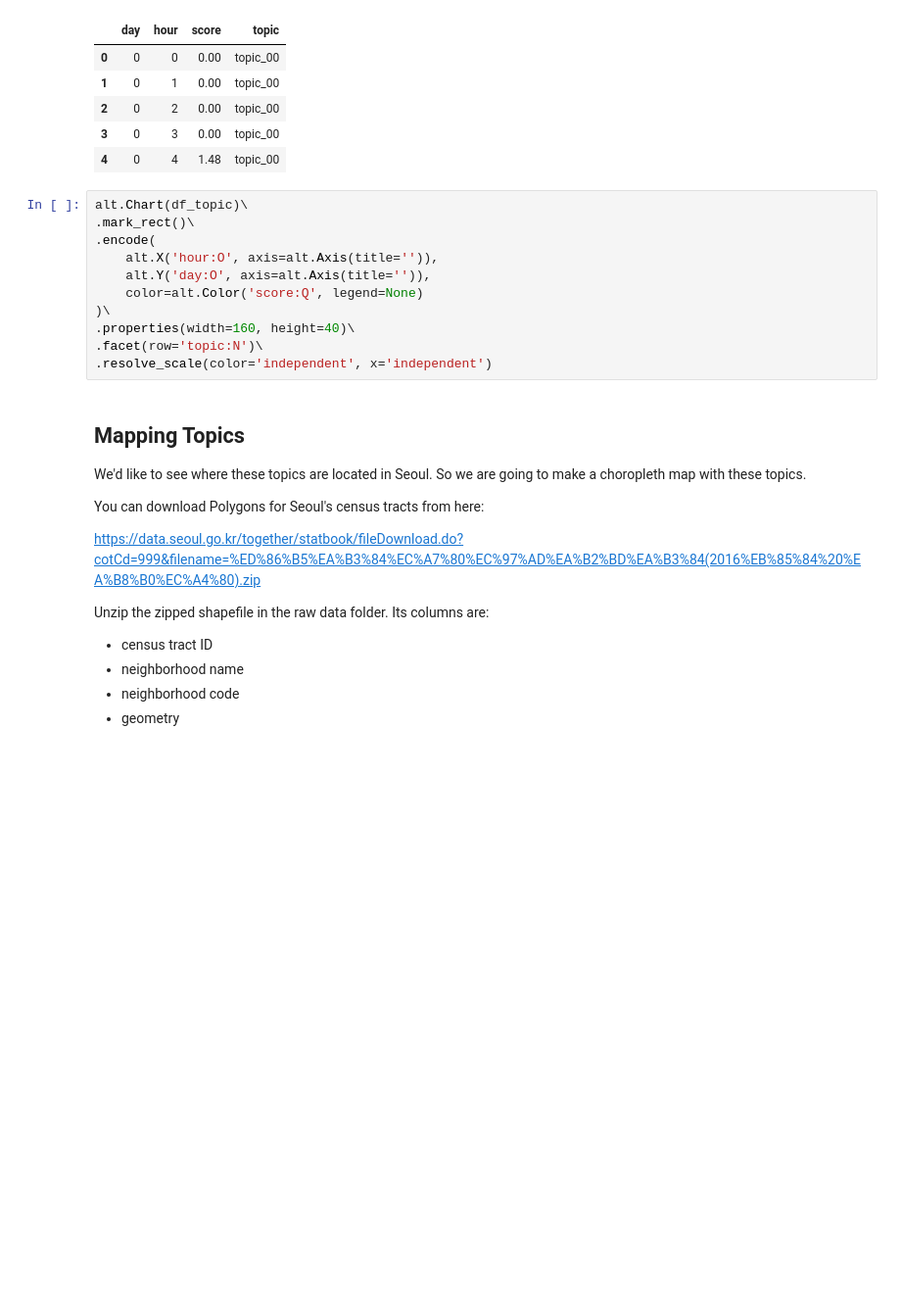
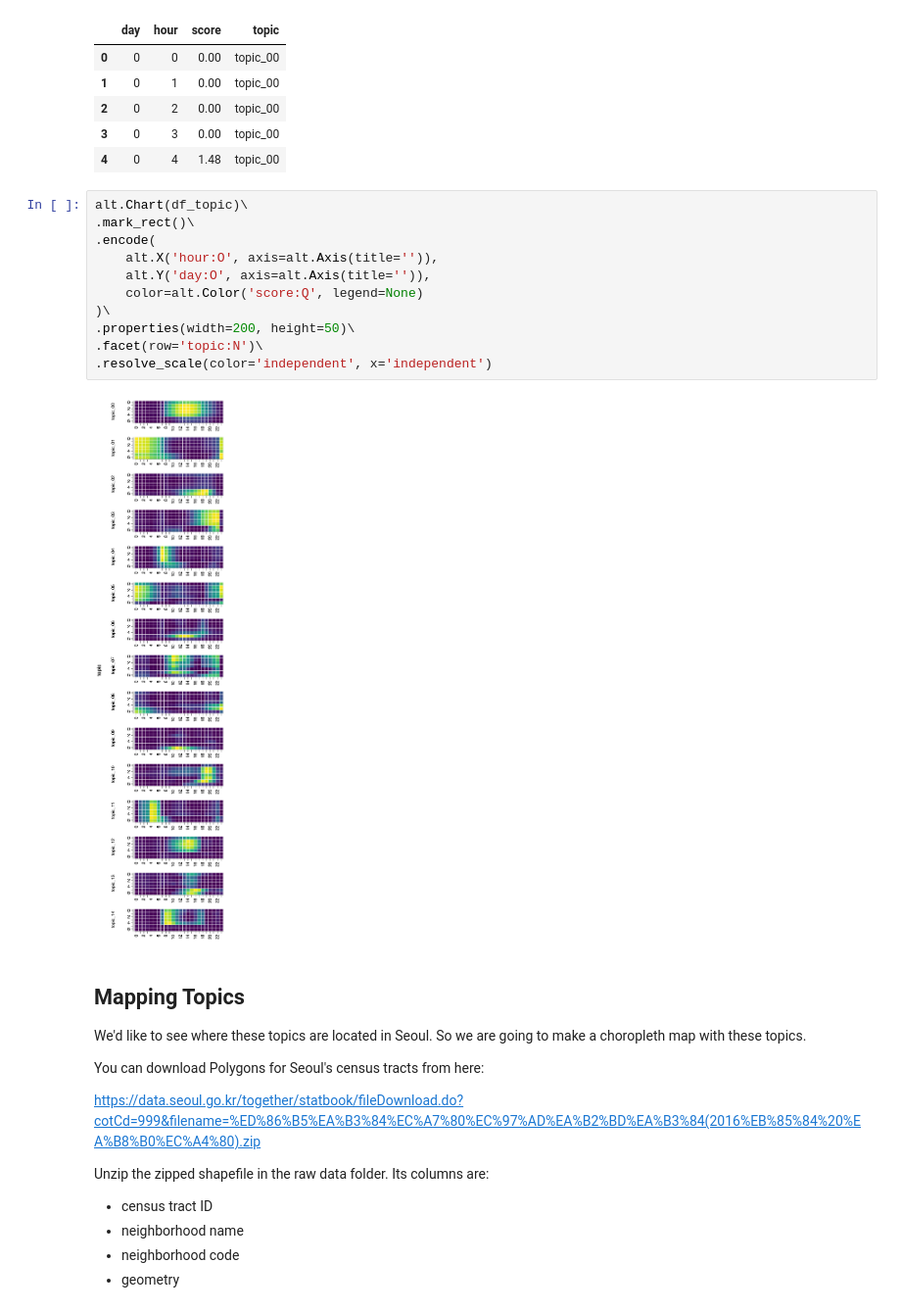
Before and after one commit to yonghah/urban-activity-topics, a Jupyter notebook: notebooks/UrbanActivityTopics.ipynb, the cells around one changed output. Shown: that part at 98% size. Drawn from its saved outputs; the diff is of its cells as text; blank space fills up the shorter version.

```diff
--- a/notebooks/UrbanActivityTopics.ipynb
+++ b/notebooks/UrbanActivityTopics.ipynb
@@ -143,14 +143,16 @@ df_topic.head()
 # %%
 alt.Chart(df_topic)\
 .mark_rect()\
 .encode(
     alt.X('hour:O', axis=alt.Axis(title='')),
     alt.Y('day:O', axis=alt.Axis(title='')),
     color=alt.Color('score:Q', legend=None)
 )\
-.properties(width=160, height=40)\
+.properties(width=200, height=50)\
 .facet(row='topic:N')\
 .resolve_scale(color='independent', x='independent')
+# %% [output]
+[figure, added]
 # %% [markdown]
 ## Mapping Topics
 
```
Also changed, not shown: parts of 4 cells of this notebook.
